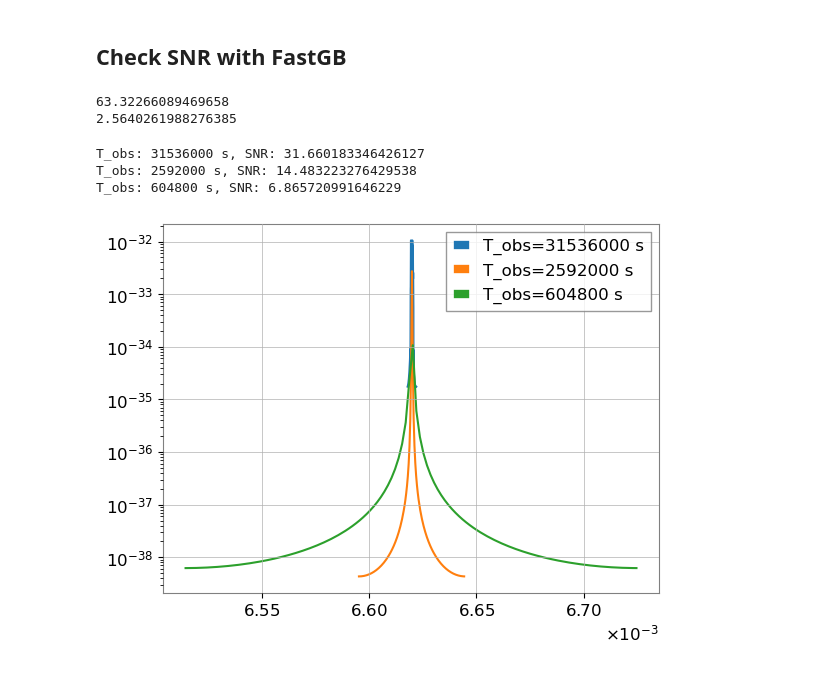
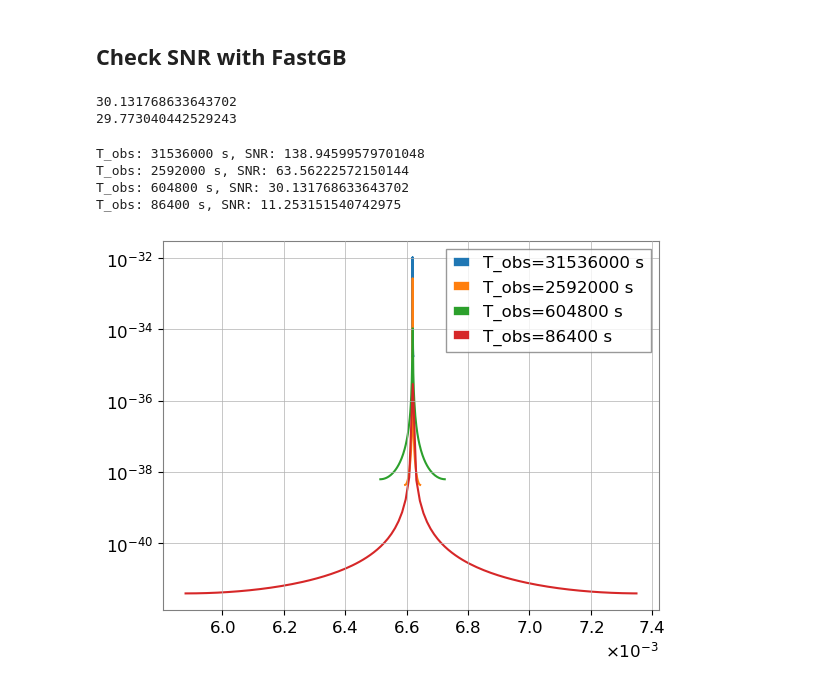
Before and after one commit to aacravi/snr-calculation, a Jupyter notebook: snr-calc.ipynb, the cells around one changed output. Drawn from its saved outputs; the diff is of its cells as text; code cells hidden in the pictures.

```diff
--- a/snr-calc.ipynb
+++ b/snr-calc.ipynb
@@ -468,6 +455,10 @@ def noise_psd_chunk( f):
     """
     return S_acc_AE(f) + S_OMS_AE(f)
 
+def noise_psd_XYZ(f):
+    omega = 2 * np.pi * f
+    return 2* (np.sin(omega*L))**2 *(S_OMS(f) + (3+ np.cos(2*omega*L))*S_acc(f))
+
 from pycbc.psd.analytical_space import analytical_psd_lisa_tdi_AE as psd_AE
 fMin = 0.006617960426179604
 fMax = 0.006622019279553526
@@ -492,7 +483,7 @@ pGB = np.array([0.00662, # f0 Hz
                 np.deg2rad(38),  # inclination radian
 				0, # initial phase radian
       	       ])
-T_obs = 4*365*24*3600
+T_obs = 7*24*3600
 T_week = 24*3600
 N = 128
  # delta_t = sampling time in td
@@ -511,10 +502,10 @@ f_arr_week =(np.arange(N) + kmin_week[0])*df_week
 #plt.plot(f_arr, X[0])
 
 #print(psd(N, df, f_min, tdi =1.5))
-snr_week = optimal_snr_squared(X_week[0], noise_psd_chunk(f_arr_week), T_week)
-snr = optimal_snr_squared(X[0], noise_psd_chunk(f_arr), T_obs)
+snr_week = 7*optimal_snr_squared(X_week[0], noise_psd_XYZ(f_arr_week), T_week)
+snr = optimal_snr_squared(X[0], noise_psd_XYZ(f_arr), T_obs)
 print(np.sqrt(snr).real)
 print(np.sqrt(snr_week).real)
 # %% [output]
-63.32266089469658
-2.5640261988276385
+30.131768633643702
+29.773040442529243
@@ -521,27 +517,29 @@ print(np.sqrt(snr_week).real)
 # %%
 # Calculate X for different observation times
 T1 = 365*24*3600
 T2 = 30*24*3600
 T3 = 7*24*3600
-for T_obs in [T1, T2, T3]:
+T4 = 24*3600
+for T_obs in [T1, T2, T3, T4]:
     N = 128
     fgb = fastgb.FastGB(delta_t=5, T=T_obs, N=N, orbits=EqualArmlengthOrbits())
     X, Y, Z, kmin = fgb.get_fd_tdixyz(pGB.reshape(1,-1))
 
     df = 1/T_obs
     f_max = df*(N + kmin[0])
     f_min = df*kmin[0]
     f_arr =(np.arange(N) + kmin[0])*df
 
     X_squared = X[0]*np.conj(X[0])
-    snr = optimal_snr_squared(X[0], noise_psd_chunk(f_arr), T_obs)
+    snr = optimal_snr_squared(X[0], noise_psd_XYZ(f_arr), T_obs)
     print(f"T_obs: {T_obs} s, SNR: {np.sqrt(snr).real}")
     plt.plot(f_arr, X_squared.real, label=f"T_obs={T_obs} s")
 plt.legend()
 plt.yscale('log')
 #plt.xscale('log')
 # %% [output]
-T_obs: 31536000 s, SNR: 31.660183346426127
-T_obs: 2592000 s, SNR: 14.483223276429538
-T_obs: 604800 s, SNR: 6.865720991646229
+T_obs: 31536000 s, SNR: 138.94599579701048
+T_obs: 2592000 s, SNR: 63.56222572150144
+T_obs: 604800 s, SNR: 30.131768633643702
+T_obs: 86400 s, SNR: 11.253151540742975
-[figure, old version]
+[figure, new version]
```
Also changed, not shown: parts of 5 cells of this notebook.
